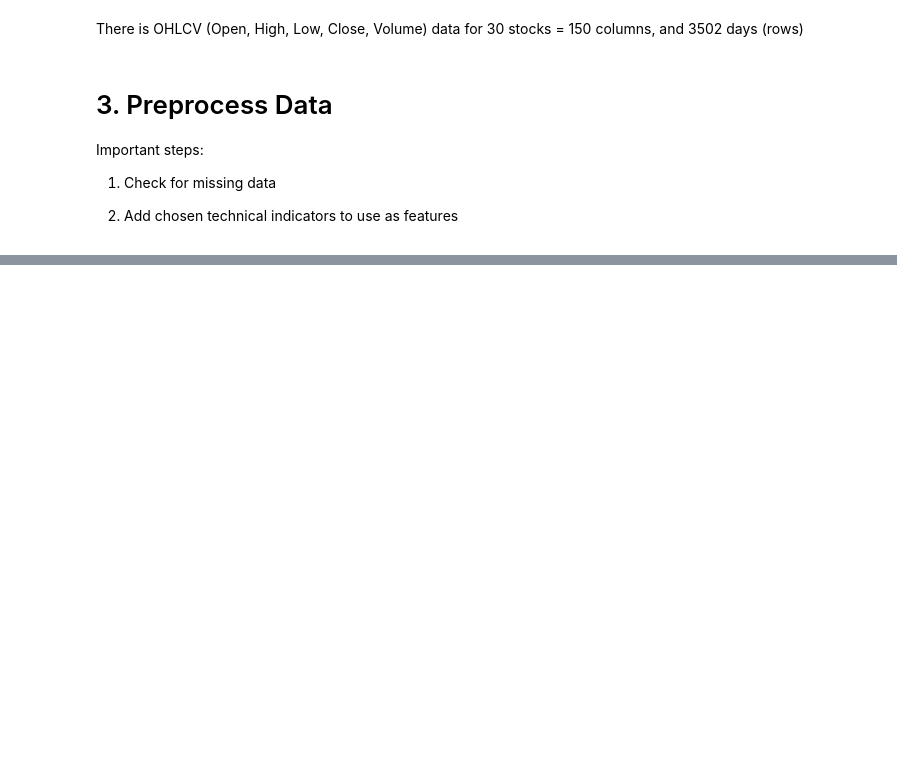
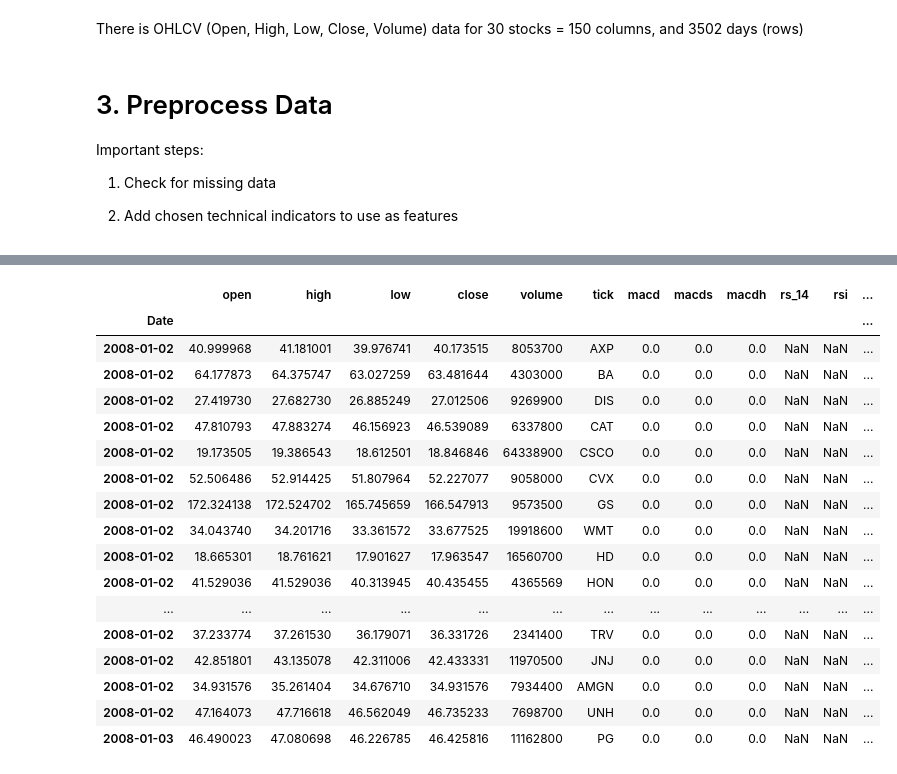
Before and after one commit to benjamin-ravenscroft/CISC474-Project, a Jupyter notebook: Trading_RL.ipynb, the cells around one changed output, grey strips where cells are left out. Drawn from its saved outputs; the diff is of its cells as text; code cells hidden in the pictures; blank space fills up the shorter version.

```diff
--- a/Trading_RL.ipynb
+++ b/Trading_RL.ipynb
@@ -84,12 +100,23 @@ data_copy = data.copy()
 # %%
-ticker_list = ['AXP', 'AMGN', 'AAPL', 'BA', 'CAT', 'CSCO', 'CVX', 'GS', 'HD', 'HON', 'IBM', 'INTC', 'JNJ', 'KO', 'JPM', 'MCD', 'MMM', 'MRK', 'MSFT', 'NKE', 'PG', 'TRV', 'UNH', 'CRM', 'VZ', 'V', 'WBA', 'WMT', 'DIS', 'DOW']
+ticker_list = ['AXP', 'AMGN', 'AAPL', 'BA', 'CAT', 'CSCO', 'CVX', 'GS', 'HD',
+               'HON', 'IBM', 'INTC', 'JNJ', 'KO', 'JPM', 'MCD', 'MMM', 'MRK',
+               'MSFT', 'NKE', 'PG', 'TRV', 'UNH', 'CRM', 'VZ', 'WBA', 'WMT',
+               'DIS'] # dropped V and DOW
 # %%
-def add_indicators_reshape_df(ticker_list, indicator_list):
+from stockstats import wrap
+
+def add_indicators_reshape_df(df, ticker_list, indicator_list):
   stock_df_list = []
   for i in ticker_list:
-    temp = data_copy[i]
+    temp = df[i]
     temp['tick'] = i
-    stock_df_list.append(temp)
+
+    # get and add indicators to the dataframe
+    temp_w = wrap(temp)
+    t = temp.merge(temp_w[indicator_list], how="left")
+    t.set_index(temp.index, inplace=True)
+
+    stock_df_list.append(t)
 
   new_df = pd.concat(stock_df_list, sort=False).sort_index()
-  new_df
+  return new_df
@@ -227,0 +123,2 @@ See the caveats in the documentation: https://pandas.pydata.org/pandas-docs/stab
+# %%
+data_w_ind = add_indicators_reshape_df(data_copy, ticker_list, indicator_list=['macd', 'rsi', 'cci'])
@@ -227,0 +143,21 @@ See the caveats in the documentation: https://pandas.pydata.org/pandas-docs/stab
+# %%
+data_w_ind[data_w_ind.isna().any(axis=1)]
+# %% [output]
+|  | open | high | low | close | volume | tick | macd | macds | macdh | rs_14 | rsi | ... |
+| Date |  |  |  |  |  |  |  |  |  |  |  | ... |
+| 2008-01-02 | 40.999968 | 41.181001 | 39.976741 | 40.173515 | 8053700 | AXP | 0.0 | 0.0 | 0.0 | NaN | NaN | ... |
+| 2008-01-02 | 64.177873 | 64.375747 | 63.027259 | 63.481644 | 4303000 | BA | 0.0 | 0.0 | 0.0 | NaN | NaN | ... |
+| 2008-01-02 | 27.419730 | 27.682730 | 26.885249 | 27.012506 | 9269900 | DIS | 0.0 | 0.0 | 0.0 | NaN | NaN | ... |
+| 2008-01-02 | 47.810793 | 47.883274 | 46.156923 | 46.539089 | 6337800 | CAT | 0.0 | 0.0 | 0.0 | NaN | NaN | ... |
+| 2008-01-02 | 19.173505 | 19.386543 | 18.612501 | 18.846846 | 64338900 | CSCO | 0.0 | 0.0 | 0.0 | NaN | NaN | ... |
+| 2008-01-02 | 52.506486 | 52.914425 | 51.807964 | 52.227077 | 9058000 | CVX | 0.0 | 0.0 | 0.0 | NaN | NaN | ... |
+| 2008-01-02 | 172.324138 | 172.524702 | 165.745659 | 166.547913 | 9573500 | GS | 0.0 | 0.0 | 0.0 | NaN | NaN | ... |
+| 2008-01-02 | 34.043740 | 34.201716 | 33.361572 | 33.677525 | 19918600 | WMT | 0.0 | 0.0 | 0.0 | NaN | NaN | ... |
+| 2008-01-02 | 18.665301 | 18.761621 | 17.901627 | 17.963547 | 16560700 | HD | 0.0 | 0.0 | 0.0 | NaN | NaN | ... |
+| 2008-01-02 | 41.529036 | 41.529036 | 40.313945 | 40.435455 | 4365569 | HON | 0.0 | 0.0 | 0.0 | NaN | NaN | ... |
+| ... | ... | ... | ... | ... | ... | ... | ... | ... | ... | ... | ... | ... |
+| 2008-01-02 | 37.233774 | 37.261530 | 36.179071 | 36.331726 | 2341400 | TRV | 0.0 | 0.0 | 0.0 | NaN | NaN | ... |
+| 2008-01-02 | 42.851801 | 43.135078 | 42.311006 | 42.433331 | 11970500 | JNJ | 0.0 | 0.0 | 0.0 | NaN | NaN | ... |
+| 2008-01-02 | 34.931576 | 35.261404 | 34.676710 | 34.931576 | 7934400 | AMGN | 0.0 | 0.0 | 0.0 | NaN | NaN | ... |
+| 2008-01-02 | 47.164073 | 47.716618 | 46.562049 | 46.735233 | 7698700 | UNH | 0.0 | 0.0 | 0.0 | NaN | NaN | ... |
+| 2008-01-03 | 46.490023 | 47.080698 | 46.226785 | 46.425816 | 11162800 | PG | 0.0 | 0.0 | 0.0 | NaN | NaN | ... |
```
Also changed, not shown: parts of 32 cells of this notebook.
